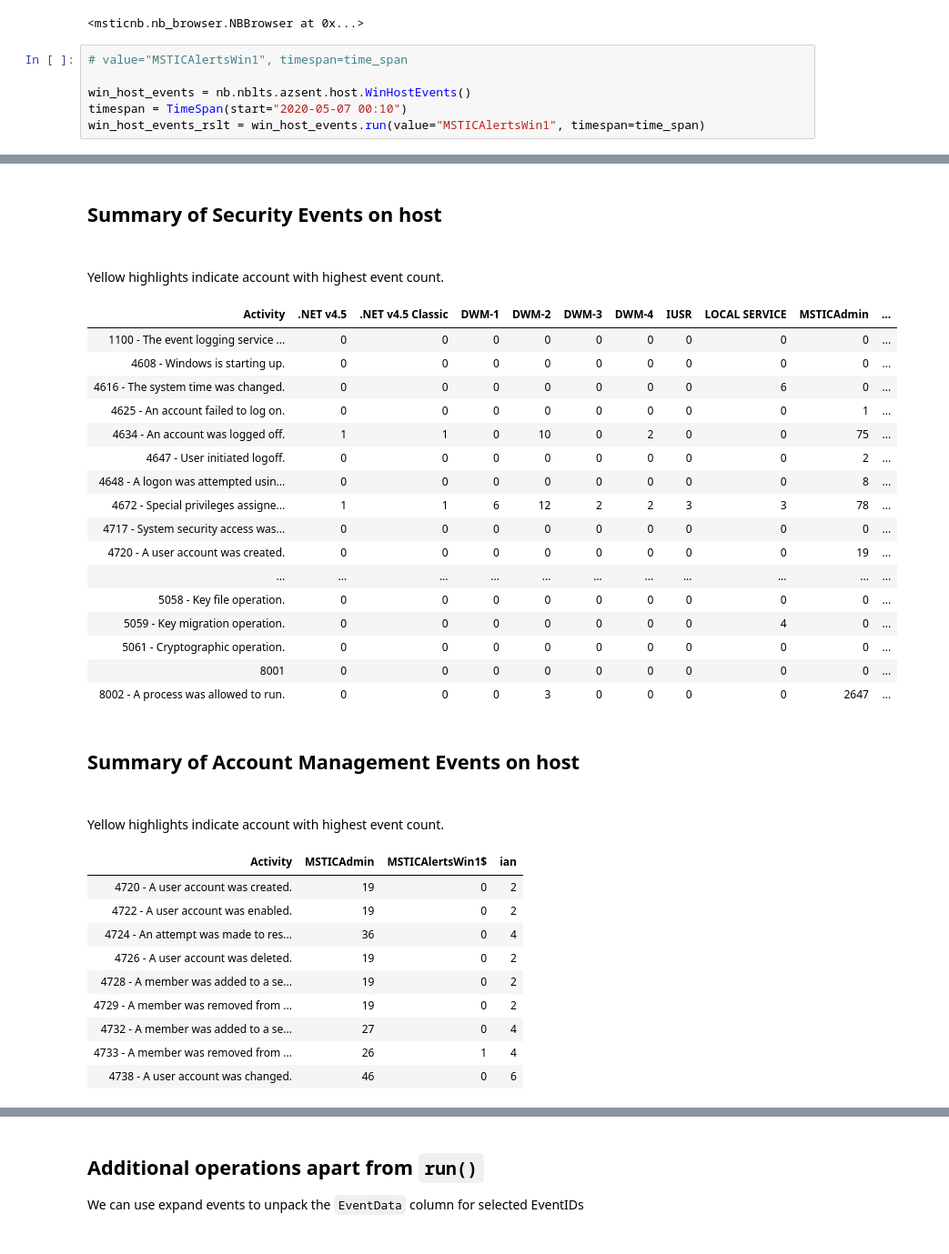
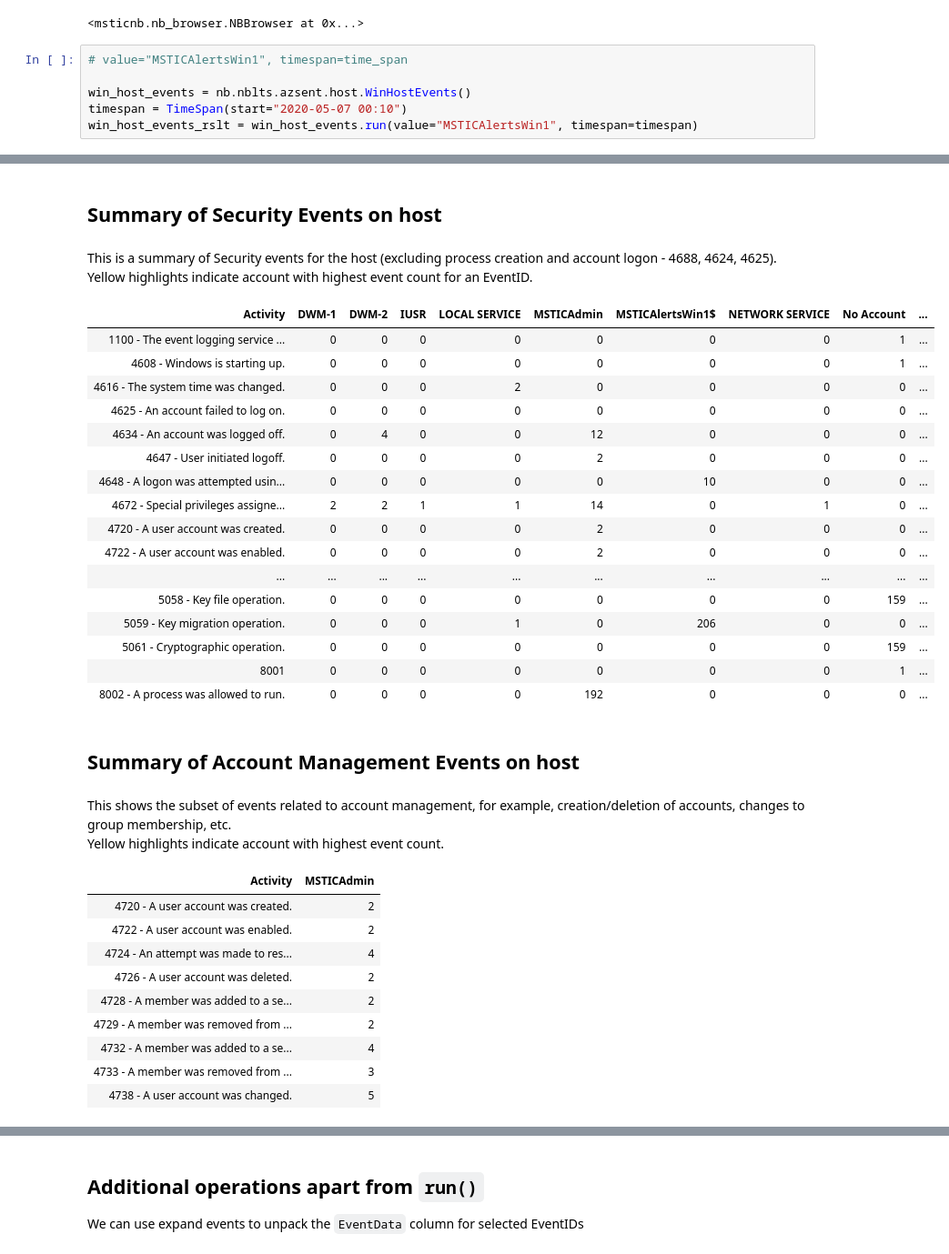
Before and after one commit to microsoft/msticnb, a Jupyter notebook: docs/notebooks/NotebookletsDemo.ipynb, the cells around one changed output, grey strips where cells are left out. Shown at 91% size. Saved outputs shown, nothing was run; the diff lists cells and outputs as text.

```diff
--- a/docs/notebooks/NotebookletsDemo.ipynb
+++ b/docs/notebooks/NotebookletsDemo.ipynb
@@ -220,6 +357,6 @@ VBox(children=(HBox(children=(VBox(children=(Select(options=(('HostSummary', <cl
 
 win_host_events = nb.nblts.azsent.host.WinHostEvents()
 timespan = TimeSpan(start="2020-05-07 00:10")
-win_host_events_rslt = win_host_events.run(value="MSTICAlertsWin1", timespan=time_span)
+win_host_events_rslt = win_host_events.run(value="MSTICAlertsWin1", timespan=timespan)
 # %% [output]
 Host Security Events Summary
@@ -230,32 +366,34 @@ Getting data from SecurityEvent...
 Summary of Security Events on host
-Yellow highlights indicate account with highest event count.
+This is a summary of Security events for the host (excluding process creation and account logon - 4688, 4624, 4625).
+Yellow highlights indicate account with highest event count for an EventID.
-| Activity | .NET v4.5 | .NET v4.5 Classic | DWM-1 | DWM-2 | DWM-3 | DWM-4 | IUSR | LOCAL SERVICE | MSTICAdmin | ... |
-| 1100 - The event logging service ... | 0 | 0 | 0 | 0 | 0 | 0 | 0 | 0 | 0 | ... |
-| 4608 - Windows is starting up. | 0 | 0 | 0 | 0 | 0 | 0 | 0 | 0 | 0 | ... |
-| 4616 - The system time was changed. | 0 | 0 | 0 | 0 | 0 | 0 | 0 | 6 | 0 | ... |
-| 4625 - An account failed to log on. | 0 | 0 | 0 | 0 | 0 | 0 | 0 | 0 | 1 | ... |
-| 4634 - An account was logged off. | 1 | 1 | 0 | 10 | 0 | 2 | 0 | 0 | 75 | ... |
-| 4647 - User initiated logoff. | 0 | 0 | 0 | 0 | 0 | 0 | 0 | 0 | 2 | ... |
-| 4648 - A logon was attempted usin... | 0 | 0 | 0 | 0 | 0 | 0 | 0 | 0 | 8 | ... |
-| 4672 - Special privileges assigne... | 1 | 1 | 6 | 12 | 2 | 2 | 3 | 3 | 78 | ... |
-| 4717 - System security access was... | 0 | 0 | 0 | 0 | 0 | 0 | 0 | 0 | 0 | ... |
-| 4720 - A user account was created. | 0 | 0 | 0 | 0 | 0 | 0 | 0 | 0 | 19 | ... |
-| ... | ... | ... | ... | ... | ... | ... | ... | ... | ... | ... |
-| 5058 - Key file operation. | 0 | 0 | 0 | 0 | 0 | 0 | 0 | 0 | 0 | ... |
-| 5059 - Key migration operation. | 0 | 0 | 0 | 0 | 0 | 0 | 0 | 4 | 0 | ... |
-| 5061 - Cryptographic operation. | 0 | 0 | 0 | 0 | 0 | 0 | 0 | 0 | 0 | ... |
-| 8001 | 0 | 0 | 0 | 0 | 0 | 0 | 0 | 0 | 0 | ... |
-| 8002 - A process was allowed to run. | 0 | 0 | 0 | 3 | 0 | 0 | 0 | 0 | 2647 | ... |
+| Activity | DWM-1 | DWM-2 | IUSR | LOCAL SERVICE | MSTICAdmin | MSTICAlertsWin1$ | NETWORK SERVICE | No Account | ... |
+| 1100 - The event logging service ... | 0 | 0 | 0 | 0 | 0 | 0 | 0 | 1 | ... |
+| 4608 - Windows is starting up. | 0 | 0 | 0 | 0 | 0 | 0 | 0 | 1 | ... |
+| 4616 - The system time was changed. | 0 | 0 | 0 | 2 | 0 | 0 | 0 | 0 | ... |
+| 4625 - An account failed to log on. | 0 | 0 | 0 | 0 | 0 | 0 | 0 | 0 | ... |
+| 4634 - An account was logged off. | 0 | 4 | 0 | 0 | 12 | 0 | 0 | 0 | ... |
+| 4647 - User initiated logoff. | 0 | 0 | 0 | 0 | 2 | 0 | 0 | 0 | ... |
+| 4648 - A logon was attempted usin... | 0 | 0 | 0 | 0 | 0 | 10 | 0 | 0 | ... |
+| 4672 - Special privileges assigne... | 2 | 2 | 1 | 1 | 14 | 0 | 1 | 0 | ... |
+| 4720 - A user account was created. | 0 | 0 | 0 | 0 | 2 | 0 | 0 | 0 | ... |
+| 4722 - A user account was enabled. | 0 | 0 | 0 | 0 | 2 | 0 | 0 | 0 | ... |
+| ... | ... | ... | ... | ... | ... | ... | ... | ... | ... |
+| 5058 - Key file operation. | 0 | 0 | 0 | 0 | 0 | 0 | 0 | 159 | ... |
+| 5059 - Key migration operation. | 0 | 0 | 0 | 1 | 0 | 206 | 0 | 0 | ... |
+| 5061 - Cryptographic operation. | 0 | 0 | 0 | 0 | 0 | 0 | 0 | 159 | ... |
+| 8001 | 0 | 0 | 0 | 0 | 0 | 0 | 0 | 1 | ... |
+| 8002 - A process was allowed to run. | 0 | 0 | 0 | 0 | 192 | 0 | 0 | 0 | ... |
 Summary of Account Management Events on host
+This shows the subset of events related to account management, for example, creation/deletion of accounts, changes to group membership, etc.
 Yellow highlights indicate account with highest event count.
-| Activity | MSTICAdmin | MSTICAlertsWin1$ | ian |
-| 4720 - A user account was created. | 19 | 0 | 2 |
-| 4722 - A user account was enabled. | 19 | 0 | 2 |
-| 4724 - An attempt was made to res... | 36 | 0 | 4 |
-| 4726 - A user account was deleted. | 19 | 0 | 2 |
-| 4728 - A member was added to a se... | 19 | 0 | 2 |
-| 4729 - A member was removed from ... | 19 | 0 | 2 |
-| 4732 - A member was added to a se... | 27 | 0 | 4 |
-| 4733 - A member was removed from ... | 26 | 1 | 4 |
-| 4738 - A user account was changed. | 46 | 0 | 6 |
+| Activity | MSTICAdmin |
+| 4720 - A user account was created. | 2 |
+| 4722 - A user account was enabled. | 2 |
+| 4724 - An attempt was made to res... | 4 |
+| 4726 - A user account was deleted. | 2 |
+| 4728 - A member was added to a se... | 2 |
+| 4729 - A member was removed from ... | 2 |
+| 4732 - A member was added to a se... | 4 |
+| 4733 - A member was removed from ... | 3 |
+| 4738 - A user account was changed. | 5 |
 Timeline of Account Management Events on host
```
Also changed, not shown: parts of 43 cells of this notebook, 9 other files.
